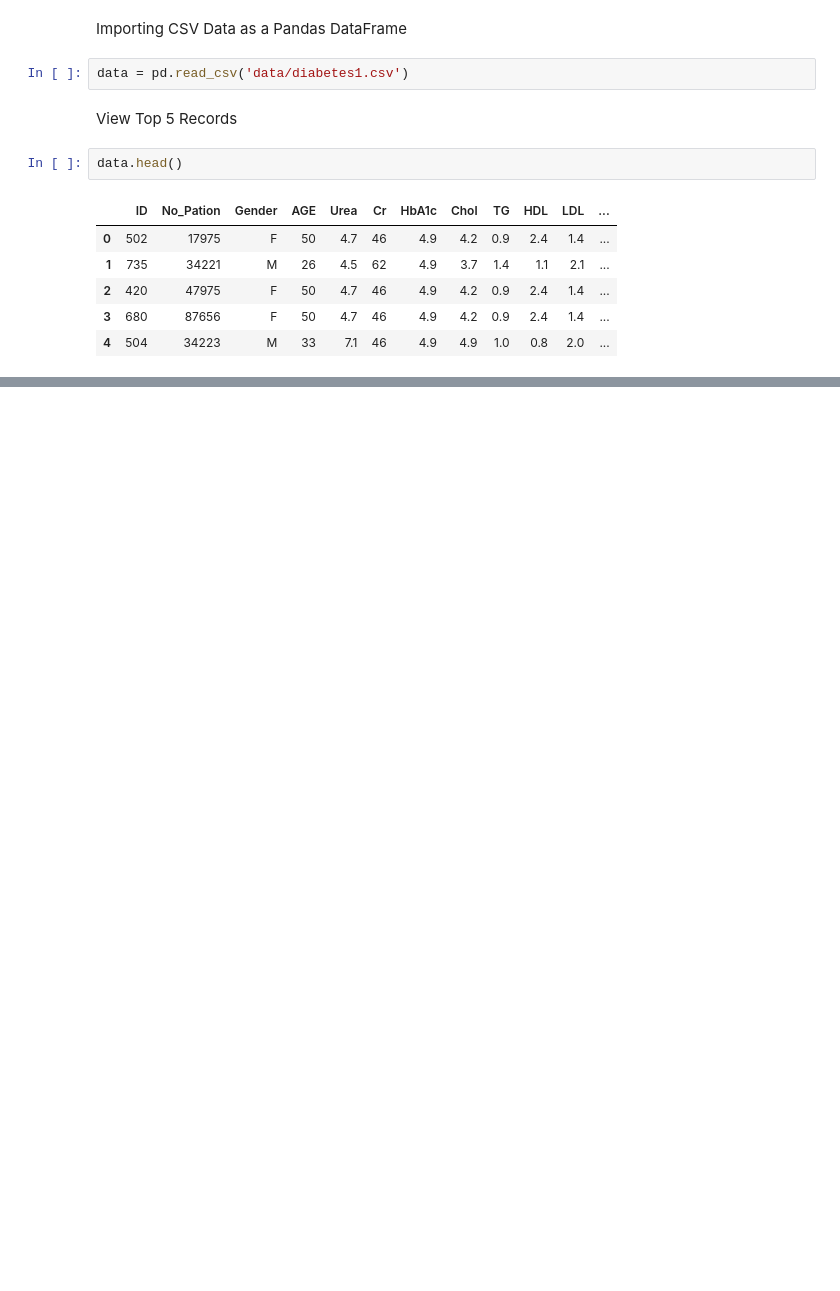
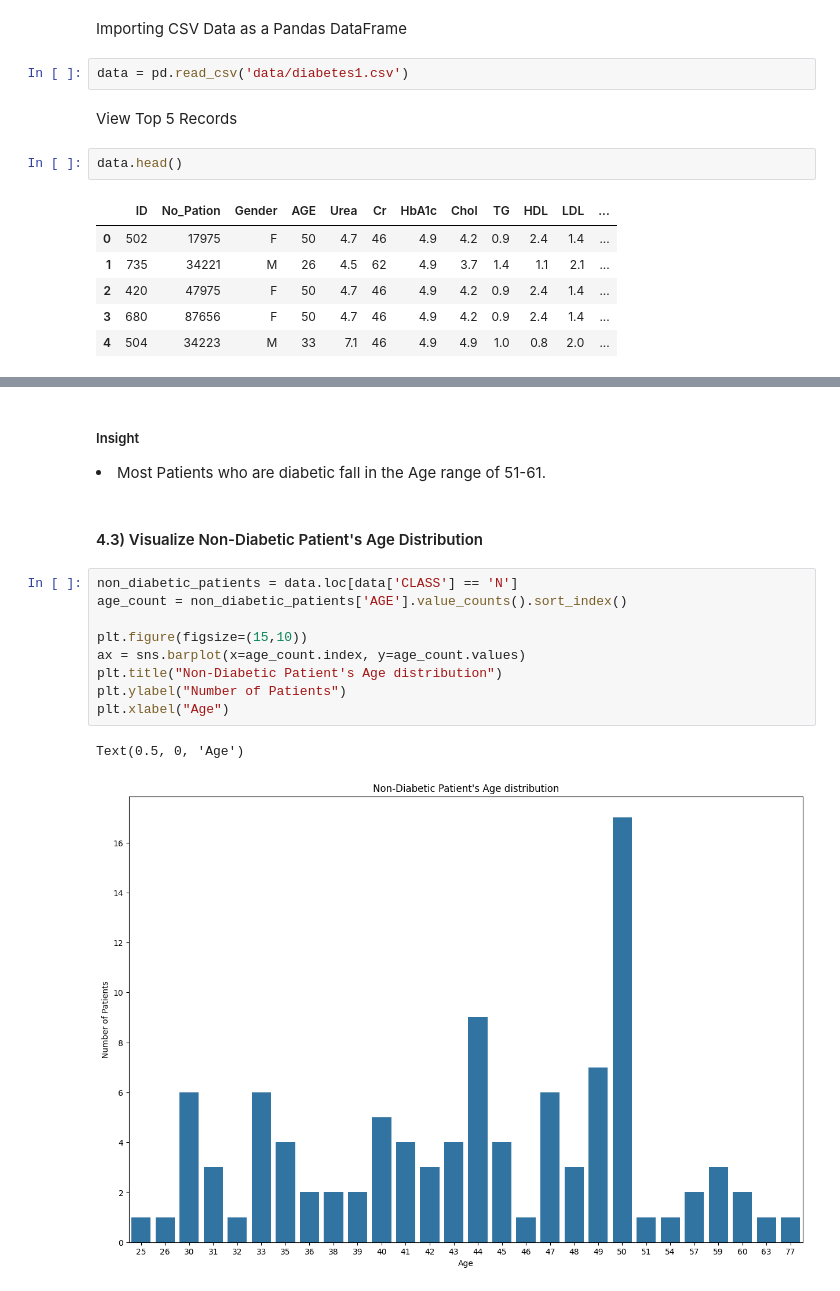
Before and after one commit to csharpmastr/Machine-Learning-Project, a Jupyter notebook: notebook/EDA_diabetes.ipynb, the cells around one changed output, grey strips where cells are left out. Cells and saved outputs as stored; diff of their text form; blank space fills up the shorter version.

```diff
--- a/notebook/EDA_diabetes.ipynb
+++ b/notebook/EDA_diabetes.ipynb
@@ -46,0 +269,17 @@ data.head()
+# %% [markdown]
+<h5>Insight</h5>
+<li>Most Patients who are diabetic fall in the Age range of 51-61.
+# %% [markdown]
+<h4> 4.3) Visualize Non-Diabetic Patient's Age Distribution</h4>
+# %%
+non_diabetic_patients = data.loc[data['CLASS'] == 'N']
+age_count = non_diabetic_patients['AGE'].value_counts().sort_index()
+
+plt.figure(figsize=(15,10))
+ax = sns.barplot(x=age_count.index, y=age_count.values)
+plt.title("Non-Diabetic Patient's Age distribution")
+plt.ylabel("Number of Patients")
+plt.xlabel("Age")
+# %% [output]
+Text(0.5, 0, 'Age')
+[figure, added]
```
Also changed, not shown: parts of 45 cells of this notebook, 2 other files.
